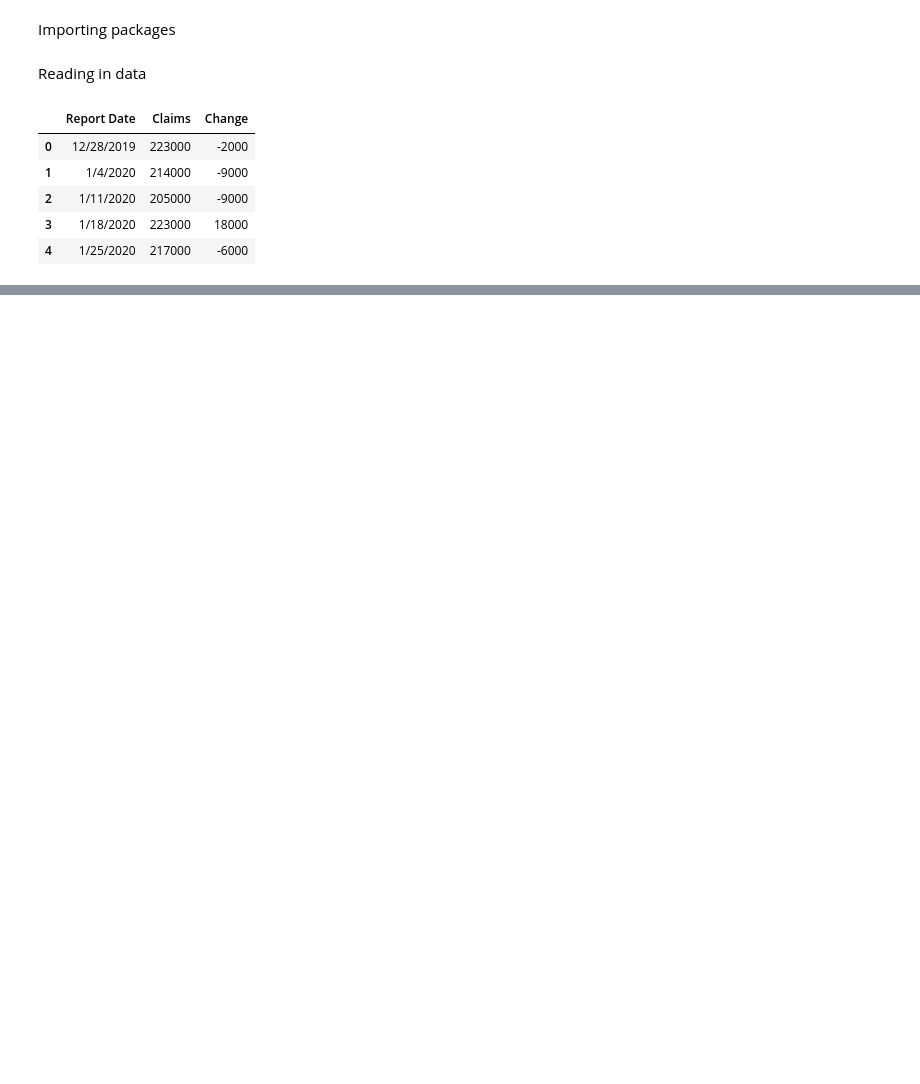
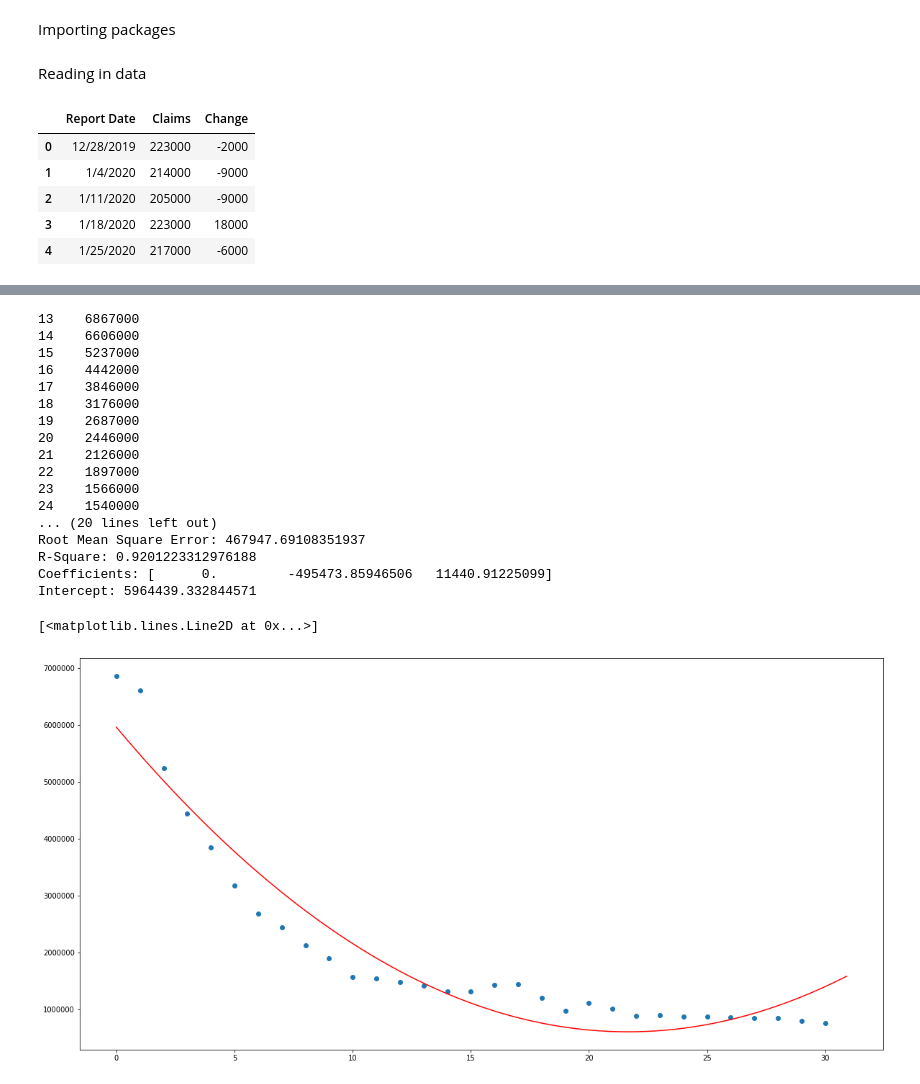
Before and after one commit to lowsaelee/US-Unemployment-Claims-2020, a Jupyter notebook: US_Unemployment_Claims.ipynb, the cells around one changed output, grey strips where cells are left out. Saved outputs shown, nothing was run; the diff lists cells and outputs as text; code cells hidden in the pictures; blank space fills up the shorter version.

```diff
--- a/US_Unemployment_Claims.ipynb
+++ b/US_Unemployment_Claims.ipynb
@@ -81,3 +81,66 @@ Text(0, 0.5, 'Claims (in Millions)')
+# %%
+import operator
+
+from sklearn.model_selection import train_test_split
+from sklearn.linear_model import LinearRegression
+from sklearn.preprocessing import PolynomialFeatures
+from sklearn.metrics import mean_squared_error, r2_score
+
+plt.figure(figsize=(20,10))
+
+startFrom = 13
+
+df['Report Date'][startFrom:]
+
+#plt.scatter(df['Report Date'][13:],df['Claims'][13:])
+
+x = np.arange(0,len(df)-startFrom)
+y = df['Claims'][startFrom:]
+
+
+dfX = pd.DataFrame(x, columns=['time'])
+
+print(y)
+
+polynomial_features = PolynomialFeatures(degree=2)
+x_poly = polynomial_features.fit_transform(dfX)
+
+model = LinearRegression()
+model.fit(x_poly,y)
+y_poly_pred = model.predict(x_poly)
+
+rmse = np.sqrt(mean_squared_error(y,y_poly_pred))
+r2 = r2_score(y,y_poly_pred)
+print("Root Mean Square Error:",rmse)
+print("R-Square:",r2)
+
+print("Coefficients:",model.coef_)
+print("Intercept:",model.intercept_)
+
+plt.scatter(x,y)
+XX = np.arange(0, len(x), 0.1)
+poly_func = model.intercept_ + model.coef_[1]*XX + model.coef_[2]*np.power(XX,2)
+plt.plot(XX, poly_func, color='r',label="y=-0.24x^2+3.38x-0.26")
+# %% [output]
+13    6867000
+14    6606000
+15    5237000
+16    4442000
+17    3846000
+18    3176000
+19    2687000
+20    2446000
+21    2126000
+22    1897000
+23    1566000
+24    1540000
+... (20 lines left out)
+Root Mean Square Error: 467947.69108351937
+R-Square: 0.9201223312976188
+Coefficients: [      0.         -495473.85946506   11440.91225099]
+Intercept: 5964439.332844571
+[<matplotlib.lines.Line2D at 0x...>]
+[figure, added]
 # %%
 plt.figure(figsize=(20,10))
 plt.plot(df['Report Date'],df['Change'],'*-b')
```
Also changed, not shown: parts of 10 cells of this notebook, 1 other file.
